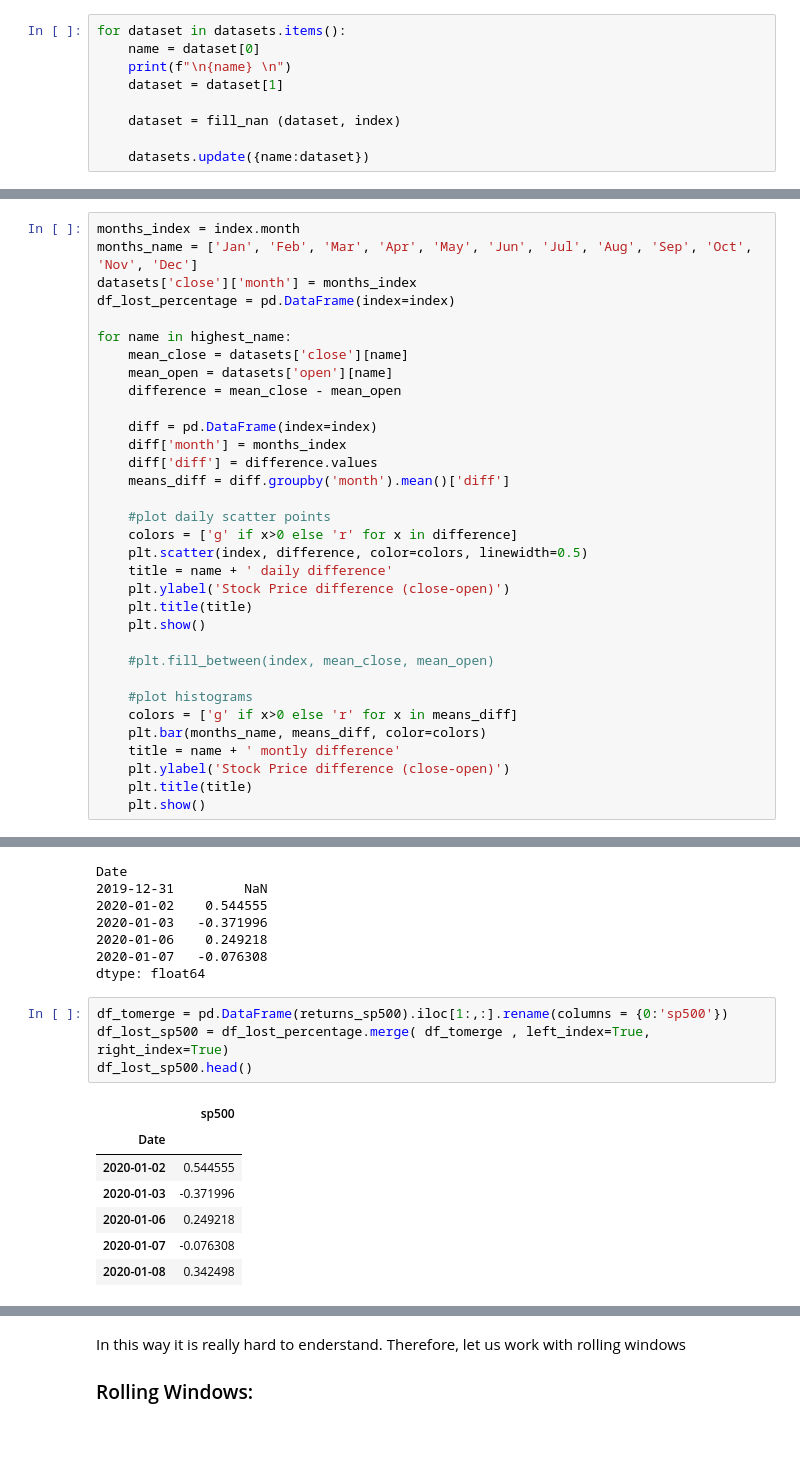
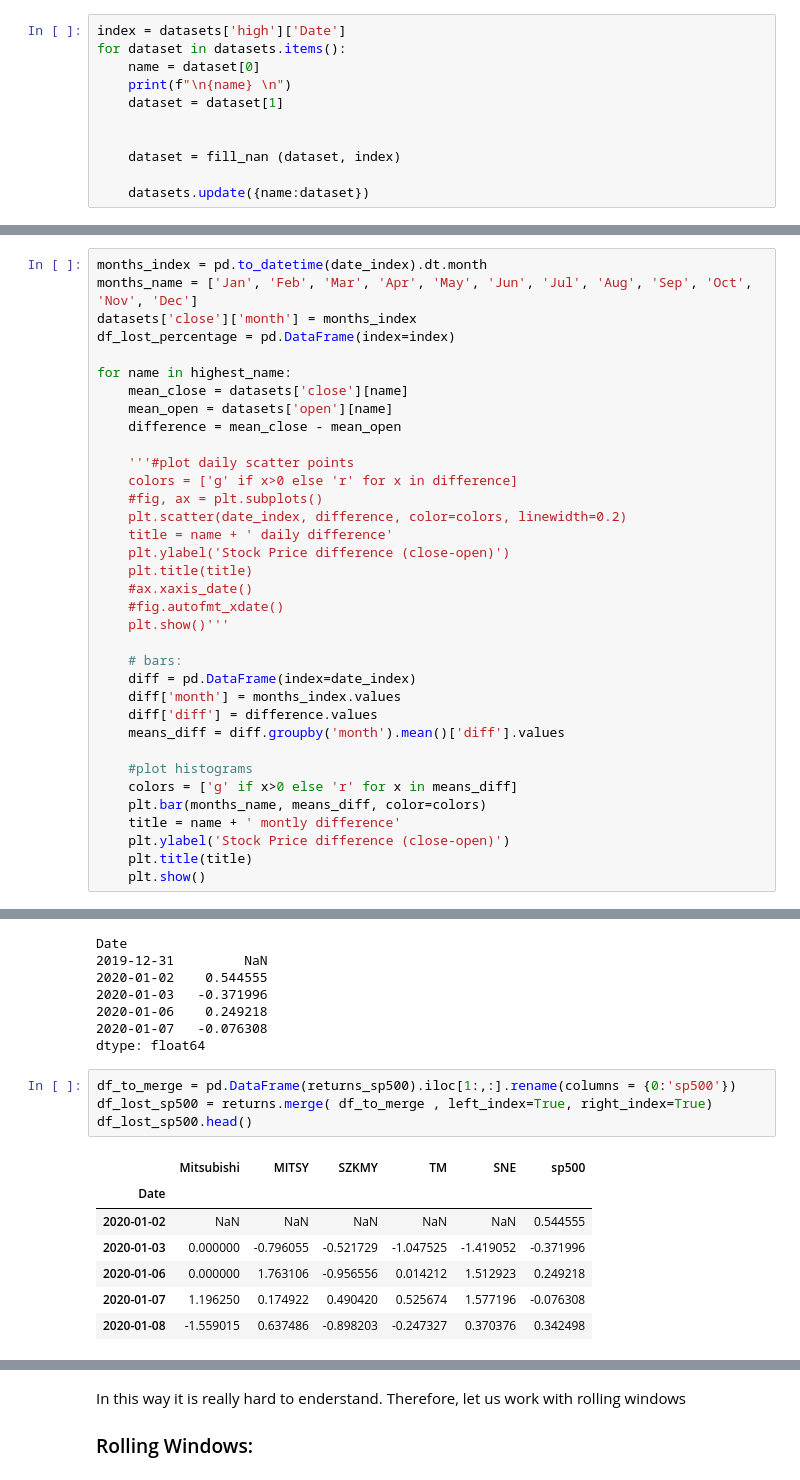
Before and after one commit to anitamezzetti/covid_impact_stocks_volatility, a Jupyter notebook: stock_price_EDA.ipynb, the cells around one changed output, grey strips where cells are left out. Cells and saved outputs as stored; diff of their text form; blank space fills up the shorter version.

```diff
--- a/stock_price_EDA.ipynb
+++ b/stock_price_EDA.ipynb
@@ -101,11 +101,13 @@ def fill_nan (dataset, index):
 
     return dataset
 # %%
+index = datasets['high']['Date']
 for dataset in datasets.items():
     name = dataset[0]
     print(f"\n{name} \n")
     dataset = dataset[1]
 
+
     dataset = fill_nan (dataset, index)
 
     datasets.update({name:dataset})
@@ -207,7 +219,7 @@ for name in highest_name:
 
 In order to understand how much they loose each day
 # %%
-months_index = index.month
+months_index = pd.to_datetime(date_index).dt.month
 months_name = ['Jan', 'Feb', 'Mar', 'Apr', 'May', 'Jun', 'Jul', 'Aug', 'Sep', 'Oct', 'Nov', 'Dec']
 datasets['close']['month'] = months_index
 df_lost_percentage = pd.DataFrame(index=index)
@@ -217,20 +229,22 @@ for name in highest_name:
     mean_open = datasets['open'][name]
     difference = mean_close - mean_open
 
-    diff = pd.DataFrame(index=index)
-    diff['month'] = months_index
-    diff['diff'] = difference.values
-    means_diff = diff.groupby('month').mean()['diff']
-
-    #plot daily scatter points
+    '''#plot daily scatter points
     colors = ['g' if x>0 else 'r' for x in difference]
-    plt.scatter(index, difference, color=colors, linewidth=0.5)
+    #fig, ax = plt.subplots()
+    plt.scatter(date_index, difference, color=colors, linewidth=0.2)
     title = name + ' daily difference'
     plt.ylabel('Stock Price difference (close-open)')
     plt.title(title)
-    plt.show()
+    #ax.xaxis_date()
+    #fig.autofmt_xdate()
+    plt.show()'''
 
-    #plt.fill_between(index, mean_close, mean_open)
+    # bars:
+    diff = pd.DataFrame(index=date_index)
+    diff['month'] = months_index.values
+    diff['diff'] = difference.values
+    means_diff = diff.groupby('month').mean()['diff'].values
 
     #plot histograms
     colors = ['g' if x>0 else 'r' for x in means_diff]
@@ -442,17 +451,17 @@ Date
 2020-01-07   -0.076308
 dtype: float64
 # %%
-df_tomerge = pd.DataFrame(returns_sp500).iloc[1:,:].rename(columns = {0:'sp500'})
-df_lost_sp500 = df_lost_percentage.merge( df_tomerge , left_index=True, right_index=True)
+df_to_merge = pd.DataFrame(returns_sp500).iloc[1:,:].rename(columns = {0:'sp500'})
+df_lost_sp500 = returns.merge( df_to_merge , left_index=True, right_index=True)
 df_lost_sp500.head()
 # %% [output]
-|  | sp500 |
-| Date |  |
-| 2020-01-02 | 0.544555 |
-| 2020-01-03 | -0.371996 |
-| 2020-01-06 | 0.249218 |
-| 2020-01-07 | -0.076308 |
-| 2020-01-08 | 0.342498 |
+|  | Mitsubishi | MITSY | SZKMY | TM | SNE | sp500 |
+| Date |  |  |  |  |  |  |
+| 2020-01-02 | NaN | NaN | NaN | NaN | NaN | 0.544555 |
+| 2020-01-03 | 0.000000 | -0.796055 | -0.521729 | -1.047525 | -1.419052 | -0.371996 |
+| 2020-01-06 | 0.000000 | 1.763106 | -0.956556 | 0.014212 | 1.512923 | 0.249218 |
+| 2020-01-07 | 1.196250 | 0.174922 | 0.490420 | 0.525674 | 1.577196 | -0.076308 |
+| 2020-01-08 | -1.559015 | 0.637486 | -0.898203 | -0.247327 | 0.370376 | 0.342498 |
 # %%
 for name in highest_name:
 
```
Also changed, not shown: parts of 15 cells of this notebook, 1 other file.
